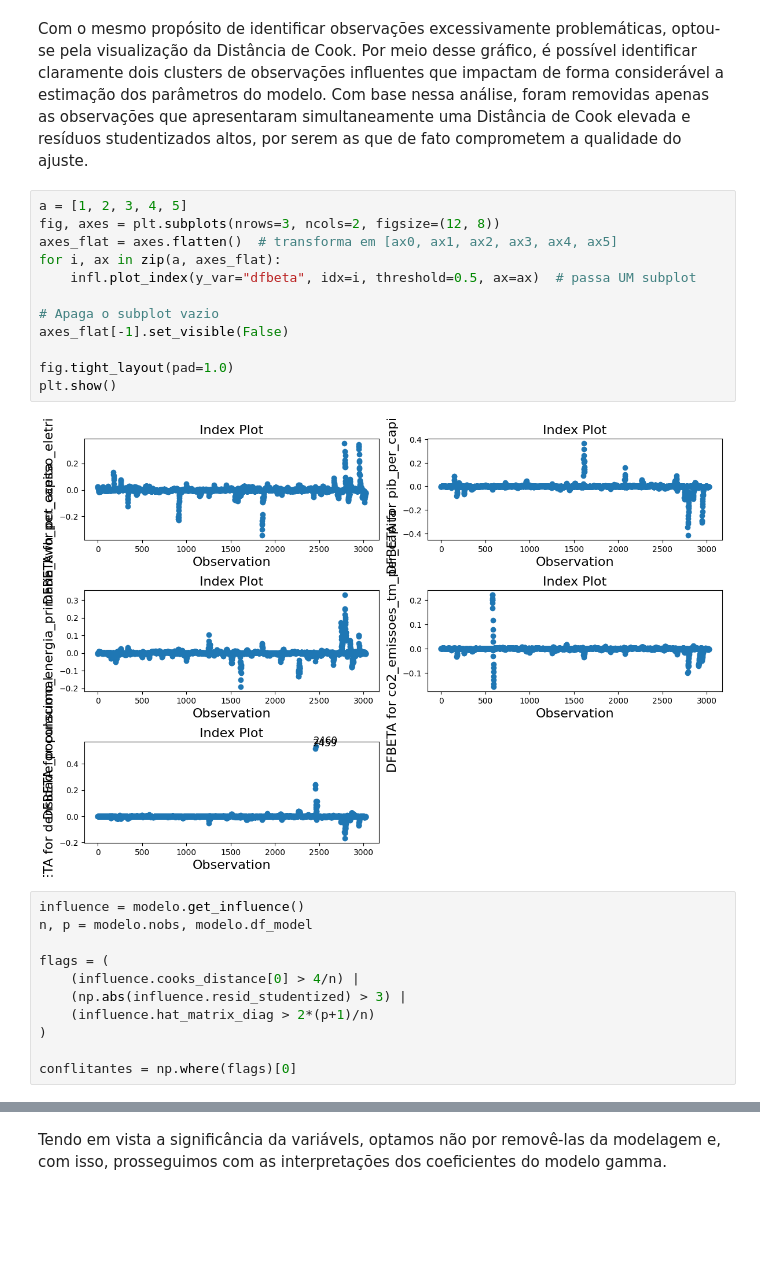
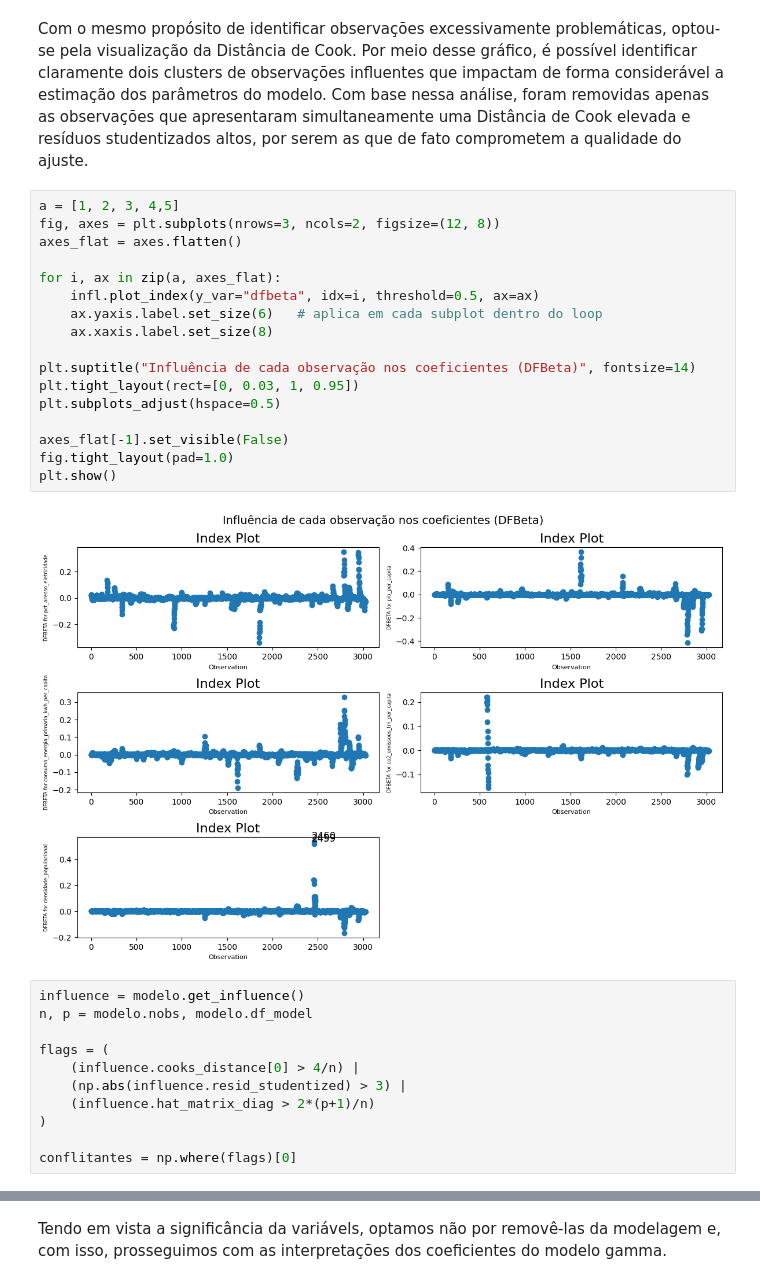
Before and after one commit to Fabiano01EST/generalized-linear-models-python, a Jupyter notebook: Gamma_model.ipynb, the cells around one changed output, grey strips where cells are left out. Cells and saved outputs as stored; diff of their text form; blank space fills up the shorter version.

Commit message:
modified:   Gamma_model.ipynb 	modified:   fix_tags.py

```diff
--- a/Gamma_model.ipynb
+++ b/Gamma_model.ipynb
@@ -299,28 +342,33 @@ fig.tight_layout(pad=1.0)
 # %% [markdown]
 Com o mesmo propósito de identificar observações excessivamente problemáticas, optou-se pela visualização da Distância de Cook. Por meio desse gráfico, é possível identificar claramente dois clusters de observações influentes que impactam de forma considerável a estimação dos parâmetros do modelo. Com base nessa análise, foram removidas apenas as observações que apresentaram simultaneamente uma Distância de Cook elevada e resíduos studentizados altos, por serem as que de fato comprometem a qualidade do ajuste.
 # %%
-a = [1, 2, 3, 4, 5]
+a = [1, 2, 3, 4,5]
 fig, axes = plt.subplots(nrows=3, ncols=2, figsize=(12, 8))
-axes_flat = axes.flatten()  # transforma em [ax0, ax1, ax2, ax3, ax4, ax5]
+axes_flat = axes.flatten()
+
 for i, ax in zip(a, axes_flat):
-    infl.plot_index(y_var="dfbeta", idx=i, threshold=0.5, ax=ax)  # passa UM subplot
+    infl.plot_index(y_var="dfbeta", idx=i, threshold=0.5, ax=ax)
+    ax.yaxis.label.set_size(6)   # aplica em cada subplot dentro do loop
+    ax.xaxis.label.set_size(8)
 
-# Apaga o subplot vazio
+plt.suptitle("Influência de cada observação nos coeficientes (DFBeta)", fontsize=14)
+plt.tight_layout(rect=[0, 0.03, 1, 0.95])
+plt.subplots_adjust(hspace=0.5)
+
 axes_flat[-1].set_visible(False)
-
 fig.tight_layout(pad=1.0)
 plt.show()
 # %% [output]
-[figure, old version]
+[figure, new version]
-# %%
-influence = modelo.get_influence()
-n, p = modelo.nobs, modelo.df_model
-
-flags = (
-    (influence.cooks_distance[0] > 4/n) |
-    (np.abs(influence.resid_studentized) > 3) |
-    (influence.hat_matrix_diag > 2*(p+1)/n)
-)
-
-conflitantes = np.where(flags)[0]
+# %%
+influence = modelo.get_influence()
+n, p = modelo.nobs, modelo.df_model
+
+flags = (
+    (influence.cooks_distance[0] > 4/n) |
+    (np.abs(influence.resid_studentized) > 3) |
+    (influence.hat_matrix_diag > 2*(p+1)/n)
+)
+
+conflitantes = np.where(flags)[0]
 # %% [markdown]
```
Also changed, not shown: parts of 11 cells of this notebook, 2 other files.
